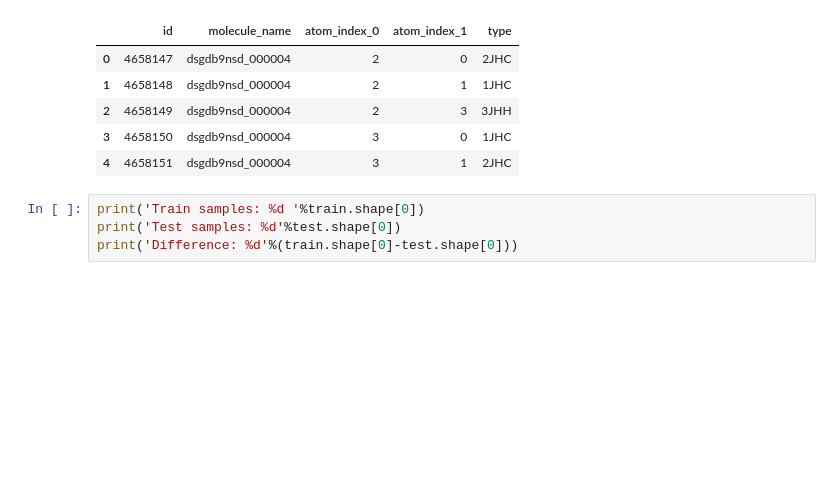
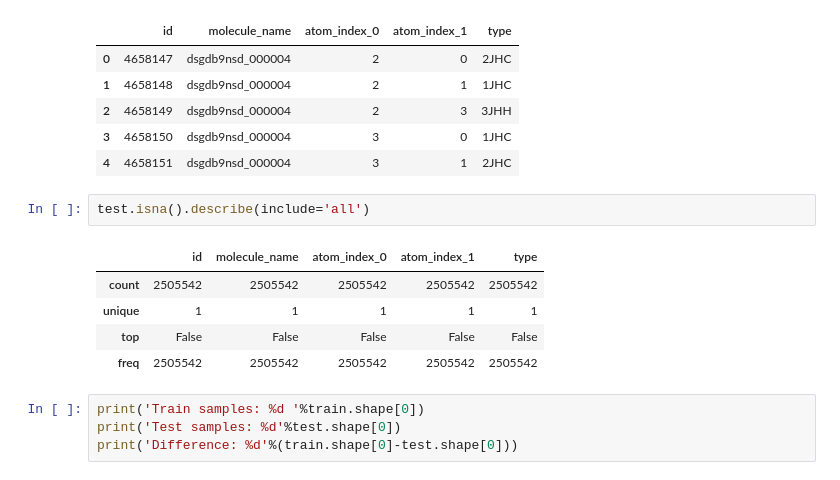
Before and after one commit to siddharth-ncl-work/kaggle_predicting_molecular_properties, a Jupyter notebook: c4_w1_data_exp.ipynb, the cells around one changed output. Cells and saved outputs as stored; diff of their text form; blank space fills up the shorter version.

```diff
--- a/c4_w1_data_exp.ipynb
+++ b/c4_w1_data_exp.ipynb
@@ -136,6 +102,14 @@ test.head()
 | 2 | 4658149 | dsgdb9nsd_000004 | 2 | 3 | 3JHH |
 | 3 | 4658150 | dsgdb9nsd_000004 | 3 | 0 | 1JHC |
 | 4 | 4658151 | dsgdb9nsd_000004 | 3 | 1 | 2JHC |
+# %%
+test.isna().describe(include='all')
+# %% [output]
+|  | id | molecule_name | atom_index_0 | atom_index_1 | type |
+| count | 2505542 | 2505542 | 2505542 | 2505542 | 2505542 |
+| unique | 1 | 1 | 1 | 1 | 1 |
+| top | False | False | False | False | False |
+| freq | 2505542 | 2505542 | 2505542 | 2505542 | 2505542 |
 # %%
 print('Train samples: %d '%train.shape[0])
 print('Test samples: %d'%test.shape[0])
```
Also changed, not shown: parts of 4 cells of this notebook.
